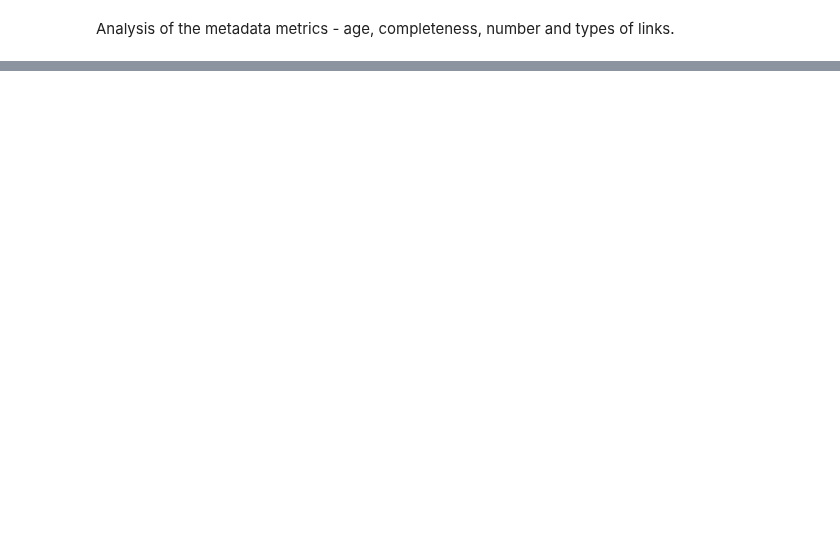
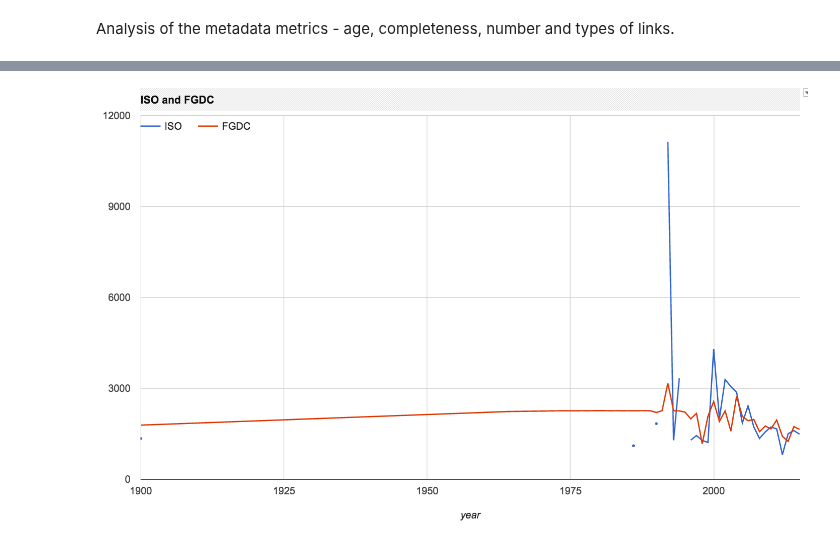
Before and after one commit to b-cube/Response-Identification-Info, a Jupyter notebook: notebooks/Analysis - Metadata Metrics.ipynb, the cells around one changed output, grey strips where cells are left out. Cells and saved outputs as stored; diff of their text form; code cells hidden in the pictures; blank space fills up the shorter version.

```diff
--- a/notebooks/Analysis - Metadata Metrics.ipynb
+++ b/notebooks/Analysis - Metadata Metrics.ipynb
@@ -20,0 +55,5 @@ df[:10]
+# %%
+from IPython.display import Image
+Image(filename='screenshots/fgdc_iso_bow_year.png')
+# %% [output]
+[figure, added]
```
Also changed, not shown: parts of 5 cells of this notebook, 6 other files.
